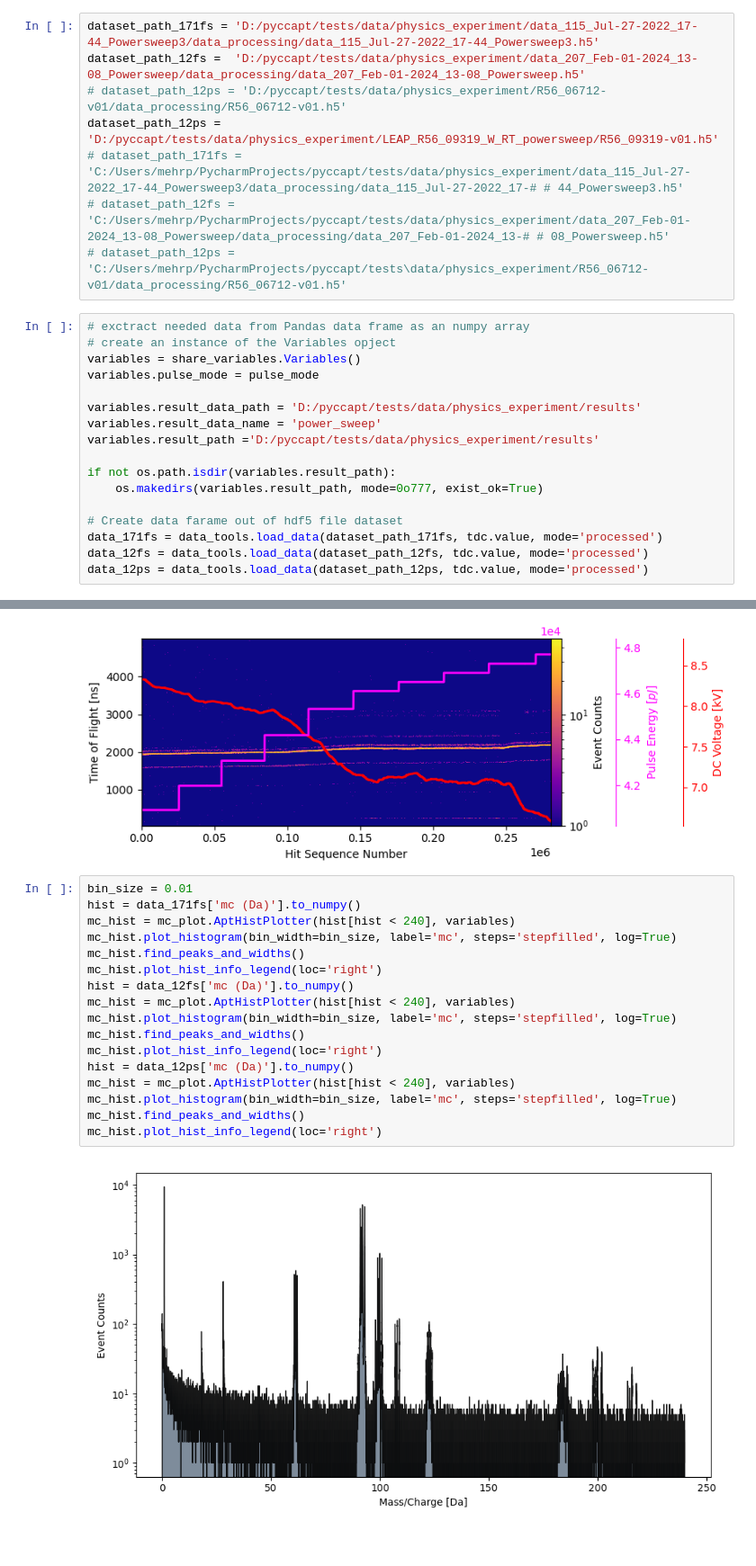
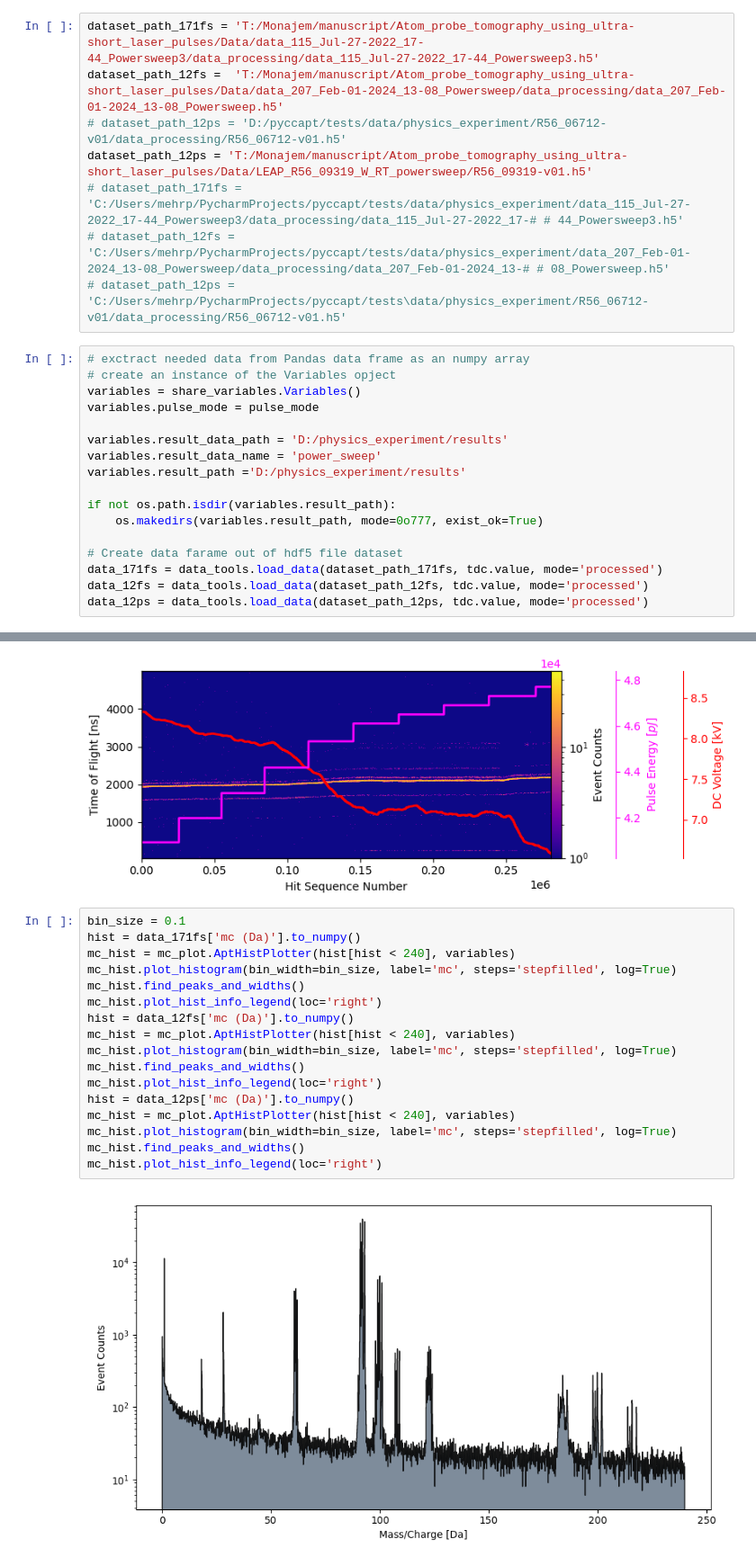
Before and after one commit to mmonajem/pyoxcart, a Jupyter notebook: pyccapt/calibration/tutorials/jupyter_files/z_laser_physics_experiment.ipynb, the cells around one changed output, grey strips where cells are left out. Shown at 90% size. Drawn from its saved outputs; the diff is of its cells as text.

```diff
--- a/pyccapt/calibration/tutorials/jupyter_files/z_laser_physics_experiment.ipynb
+++ b/pyccapt/calibration/tutorials/jupyter_files/z_laser_physics_experiment.ipynb
@@ -69,10 +69,10 @@ display(tdc, pulse_mode)
 Dropdown(description='Data mode:', options=('pyccapt', 'leap_epos', 'leap_pos', 'leap_apt', 'ato_v6'), value='…
 [interactive output not drawn]
 # %%
-dataset_path_171fs = 'D:/pyccapt/tests/data/physics_experiment/data_115_Jul-27-2022_17-44_Powersweep3/data_processing/data_115_Jul-27-2022_17-44_Powersweep3.h5'
-dataset_path_12fs =  'D:/pyccapt/tests/data/physics_experiment/data_207_Feb-01-2024_13-08_Powersweep/data_processing/data_207_Feb-01-2024_13-08_Powersweep.h5'
+dataset_path_171fs = 'T:/Monajem/manuscript/Atom_probe_tomography_using_ultra-short_laser_pulses/Data/data_115_Jul-27-2022_17-44_Powersweep3/data_processing/data_115_Jul-27-2022_17-44_Powersweep3.h5'
+dataset_path_12fs =  'T:/Monajem/manuscript/Atom_probe_tomography_using_ultra-short_laser_pulses/Data/data_207_Feb-01-2024_13-08_Powersweep/data_processing/data_207_Feb-01-2024_13-08_Powersweep.h5'
 # dataset_path_12ps = 'D:/pyccapt/tests/data/physics_experiment/R56_06712-v01/data_processing/R56_06712-v01.h5'
-dataset_path_12ps = 'D:/pyccapt/tests/data/physics_experiment/LEAP_R56_09319_W_RT_powersweep/R56_09319-v01.h5'
+dataset_path_12ps = 'T:/Monajem/manuscript/Atom_probe_tomography_using_ultra-short_laser_pulses/Data/LEAP_R56_09319_W_RT_powersweep/R56_09319-v01.h5'
 # dataset_path_171fs = 'C:/Users/mehrp/PycharmProjects/pyccapt/tests/data/physics_experiment/data_115_Jul-27-2022_17-44_Powersweep3/data_processing/data_115_Jul-27-2022_17-# # 44_Powersweep3.h5'
 # dataset_path_12fs =  'C:/Users/mehrp/PycharmProjects/pyccapt/tests/data/physics_experiment/data_207_Feb-01-2024_13-08_Powersweep/data_processing/data_207_Feb-01-2024_13-# # 08_Powersweep.h5'
 # dataset_path_12ps = 'C:/Users/mehrp/PycharmProjects/pyccapt/tests\data/physics_experiment/R56_06712-v01/data_processing/R56_06712-v01.h5'
@@ -82,9 +82,9 @@ dataset_path_12ps = 'D:/pyccapt/tests/data/physics_experiment/LEAP_R56_09319_W_R
 variables = share_variables.Variables()
 variables.pulse_mode = pulse_mode
 
-variables.result_data_path = 'D:/pyccapt/tests/data/physics_experiment/results'
+variables.result_data_path = 'D:/physics_experiment/results'
 variables.result_data_name = 'power_sweep'
-variables.result_path ='D:/pyccapt/tests/data/physics_experiment/results'
+variables.result_path ='D:/physics_experiment/results'
 
 if not os.path.isdir(variables.result_path):
     os.makedirs(variables.result_path, mode=0o777, exist_ok=True)
@@ -289,21 +292,21 @@ data_loadcrop.plot_crop_experiment_history(cropped_data_171fs, variables, max_to
 # %% [output]
 [figure]
 # %%
-bin_size = 0.01
+bin_size = 0.1
 hist = data_171fs['mc (Da)'].to_numpy()
 mc_hist = mc_plot.AptHistPlotter(hist[hist < 240], variables)
 mc_hist.plot_histogram(bin_width=bin_size, label='mc', steps='stepfilled', log=True)
 mc_hist.find_peaks_and_widths()
 mc_hist.plot_hist_info_legend(loc='right')
 hist = data_12fs['mc (Da)'].to_numpy()
 mc_hist = mc_plot.AptHistPlotter(hist[hist < 240], variables)
 mc_hist.plot_histogram(bin_width=bin_size, label='mc', steps='stepfilled', log=True)
 mc_hist.find_peaks_and_widths()
 mc_hist.plot_hist_info_legend(loc='right')
 hist = data_12ps['mc (Da)'].to_numpy()
 mc_hist = mc_plot.AptHistPlotter(hist[hist < 240], variables)
 mc_hist.plot_histogram(bin_width=bin_size, label='mc', steps='stepfilled', log=True)
 mc_hist.find_peaks_and_widths()
 mc_hist.plot_hist_info_legend(loc='right')
 # %% [output]
-[figure, old version]
+[figure, new version]
```
Also changed, not shown: parts of 12 cells of this notebook, 10 other files.
